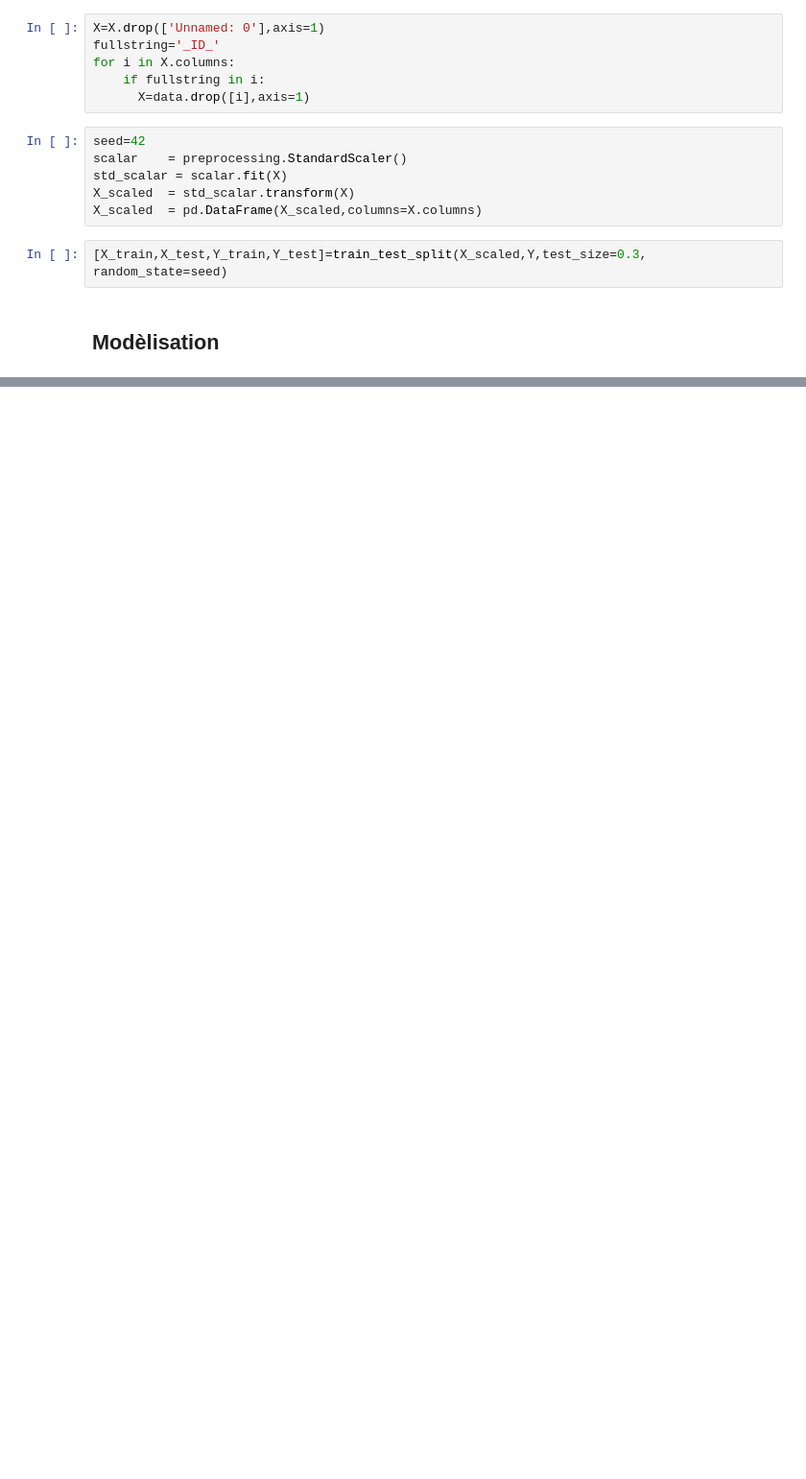
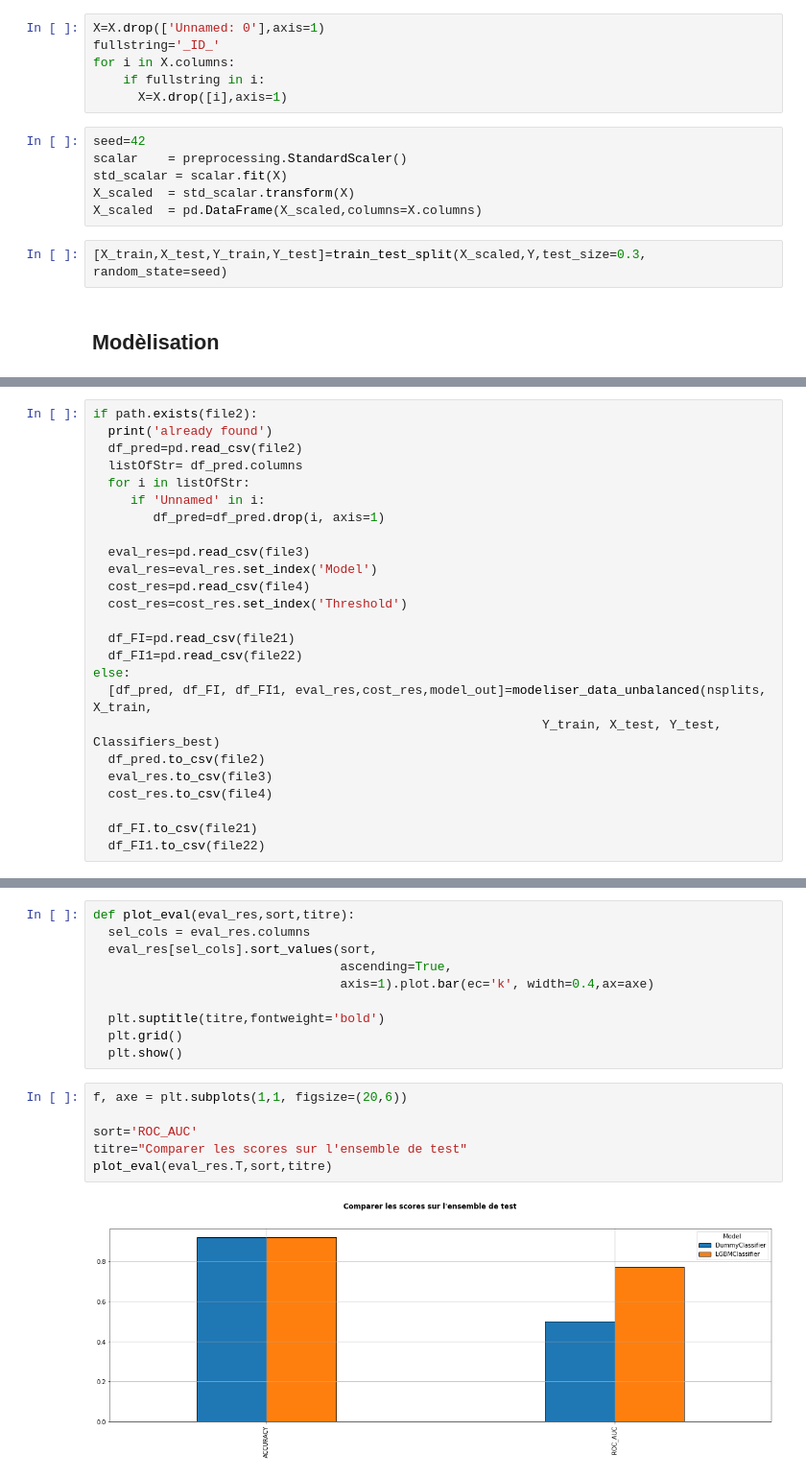
Before and after one commit to yonssJ/Data-Science-Course, a Jupyter notebook: P7/Modelling.ipynb, the cells around one changed output, grey strips where cells are left out. Shown: that part at 96% size. Saved outputs shown, nothing was run; the diff lists cells and outputs as text; blank space fills up the shorter version.

```diff
--- a/P7/Modelling.ipynb
+++ b/P7/Modelling.ipynb
@@ -67,7 +102,7 @@ X=X.drop(['Unnamed: 0'],axis=1)
 fullstring='_ID_'
 for i in X.columns:
     if fullstring in i:
-      X=data.drop([i],axis=1)
+      X=X.drop([i],axis=1)
 # %%
 seed=42
 scalar    = preprocessing.StandardScaler()
@@ -249,0 +275,25 @@ plt.show()
+# %%
+if path.exists(file2):
+  print('already found')
+  df_pred=pd.read_csv(file2)
+  listOfStr= df_pred.columns
+  for i in listOfStr:
+     if 'Unnamed' in i:
+        df_pred=df_pred.drop(i, axis=1)
+
+  eval_res=pd.read_csv(file3)
+  eval_res=eval_res.set_index('Model')
+  cost_res=pd.read_csv(file4)
+  cost_res=cost_res.set_index('Threshold')
+
+  df_FI=pd.read_csv(file21)
+  df_FI1=pd.read_csv(file22)
+else:
+  [df_pred, df_FI, df_FI1, eval_res,cost_res,model_out]=modeliser_data_unbalanced(nsplits, X_train,
+                                                            Y_train, X_test, Y_test, Classifiers_best)
+  df_pred.to_csv(file2)
+  eval_res.to_csv(file3)
+  cost_res.to_csv(file4)
+
+  df_FI.to_csv(file21)
+  df_FI1.to_csv(file22)
@@ -249,0 +303,18 @@ plt.show()
+# %%
+def plot_eval(eval_res,sort,titre):
+  sel_cols = eval_res.columns
+  eval_res[sel_cols].sort_values(sort,
+                                 ascending=True,
+                                 axis=1).plot.bar(ec='k', width=0.4,ax=axe)
+
+  plt.suptitle(titre,fontweight='bold')
+  plt.grid()
+  plt.show()
+# %%
+f, axe = plt.subplots(1,1, figsize=(20,6))
+
+sort='ROC_AUC'
+titre="Comparer les scores sur l'ensemble de test"
+plot_eval(eval_res.T,sort,titre)
+# %% [output]
+[figure, added]
```
Also changed, not shown: parts of 57 cells of this notebook.
